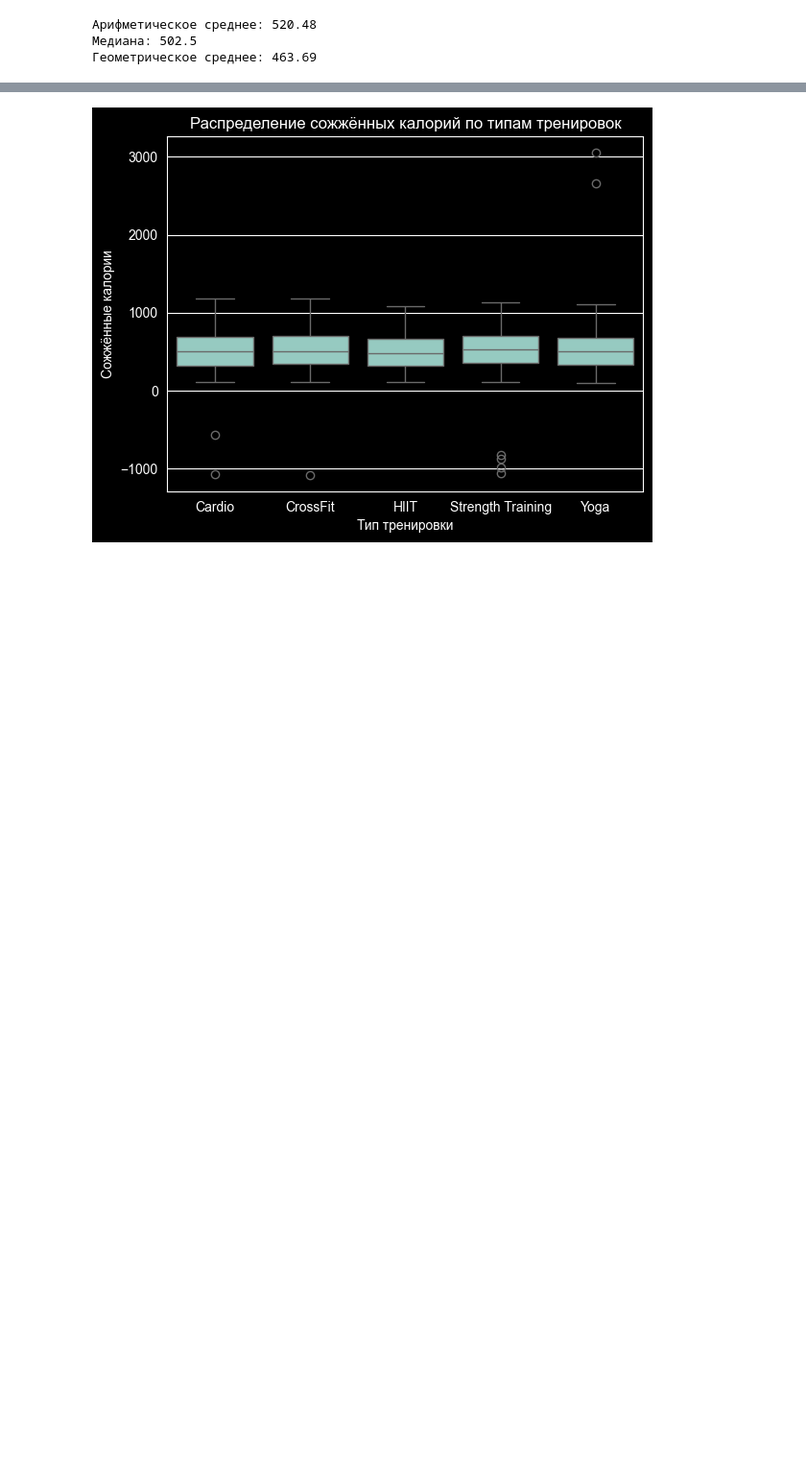
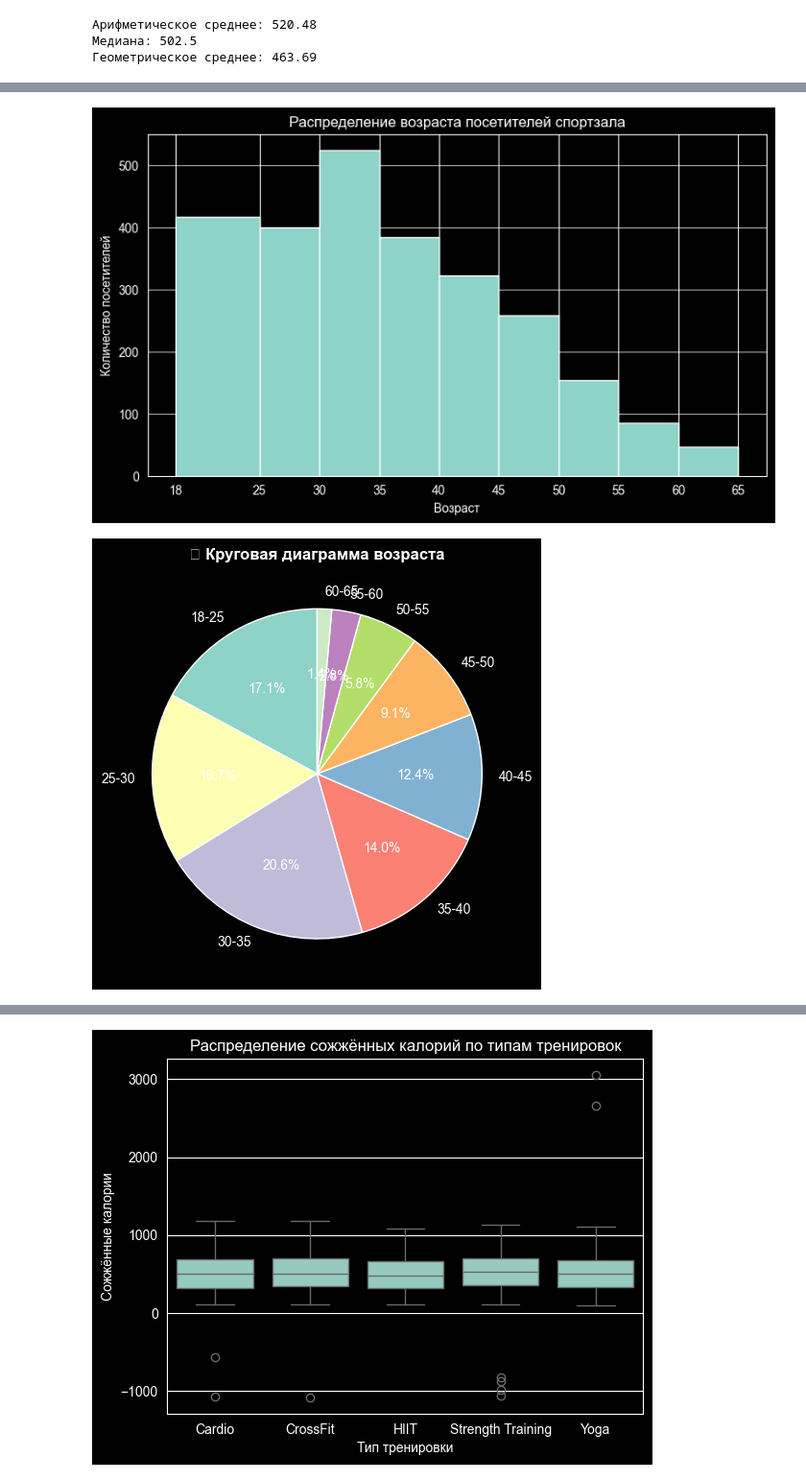
Before and after one commit to kakrulit88/LR-1-IAD, a Jupyter notebook: notebooks/01_data_understanding.ipynb, the cells around one changed output, grey strips where cells are left out. Shown at 96% size. Saved outputs shown, nothing was run; the diff lists cells and outputs as text; code cells hidden in the pictures; blank space fills up the shorter version.

```diff
--- a/notebooks/01_data_understanding.ipynb
+++ b/notebooks/01_data_understanding.ipynb
@@ -408 +399,26 @@ print("Геометрическое среднее:", round(geom_mean, 2))
+# %%
+import matplotlib.pyplot as plt
+import pandas as pd
+
+plt.figure(figsize=(9, 5))
+plt.hist(df['age'], bins=[18, 25, 30, 35, 40, 45, 50, 55, 60, 65])
+plt.xlabel('Возраст')
+plt.ylabel('Количество посетителей')
+plt.title('Распределение возраста посетителей спортзала')
+plt.xticks([18, 25, 30, 35, 40, 45, 50, 55, 60, 65])
+plt.grid(axis='y', alpha=0.7)
+plt.show()
+
+
+age_bins = pd.cut(df['age'], bins=[18, 25, 30, 35, 40, 45, 50, 55, 60, 65],
+                  labels=['18-25', '25-30', '30-35', '35-40', '40-45',
+                          '45-50', '50-55', '55-60', '60-65'])
+age_counts = age_bins.value_counts().sort_index()
+plt.pie(age_counts.values, labels=age_counts.index, autopct='%1.1f%%', startangle=90)
+plt.title('❌ Круговая диаграмма возраста', fontweight='bold')
+plt.tight_layout()
+plt.show()
+# %% [output]
+[figure, added]
+[figure, added]
 # %% [markdown]
```
Also changed, not shown: parts of 4 cells of this notebook.
